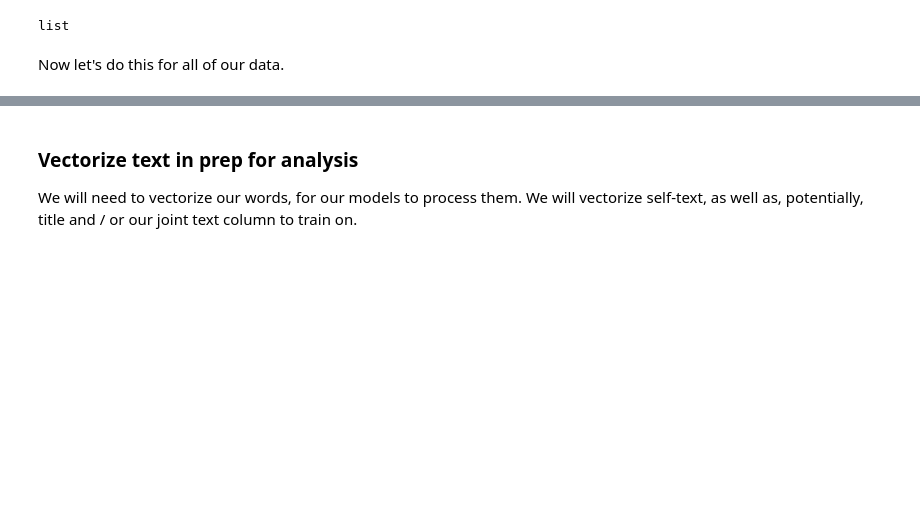
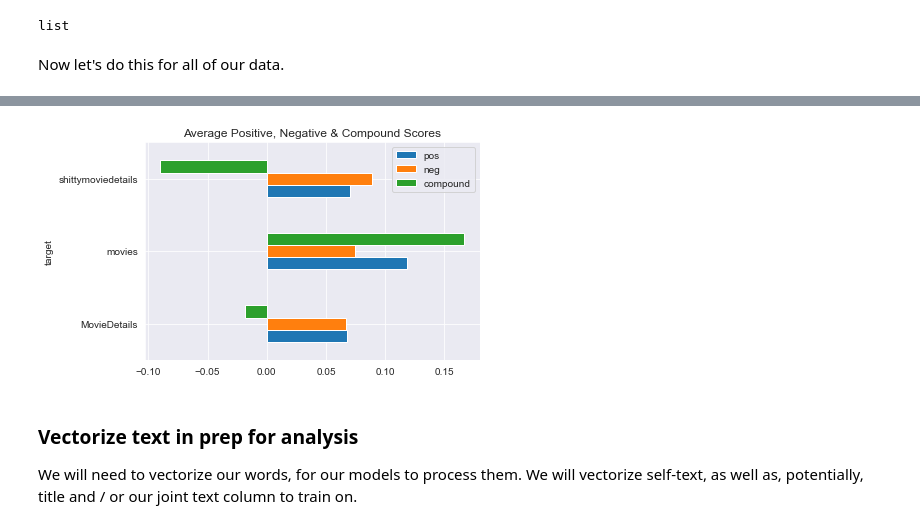
Before and after one commit to cotica/reddit_classifier, a Jupyter notebook: code/Project-3-Scraping-Subreddits-EDA.ipynb, the cells around one changed output, grey strips where cells are left out. Saved outputs shown, nothing was run; the diff lists cells and outputs as text; code cells hidden in the pictures; blank space fills up the shorter version.

```diff
--- a/code/Project-3-Scraping-Subreddits-EDA.ipynb
+++ b/code/Project-3-Scraping-Subreddits-EDA.ipynb
@@ -613,7 +643,9 @@ sentiment_df.head()
 # %%
 #Plot the average positivity, negativity and compound scores for target
-df.groupby('target').mean()[['pos', 'neg', 'compound']].plot(kind='barh')
+sentiment_df.groupby('target').mean()[['pos', 'neg', 'compound']].plot(kind='barh')
 plt.title('Average Positive, Negative & Compound Scores');
+# %% [output]
+[figure, added]
 # %%
 #pair-plot relationships btn. top words / sentiment and word length etc.
 #Some inspiration from Ben's work
```
Also changed, not shown: parts of 25 cells of this notebook, 1 other file.
